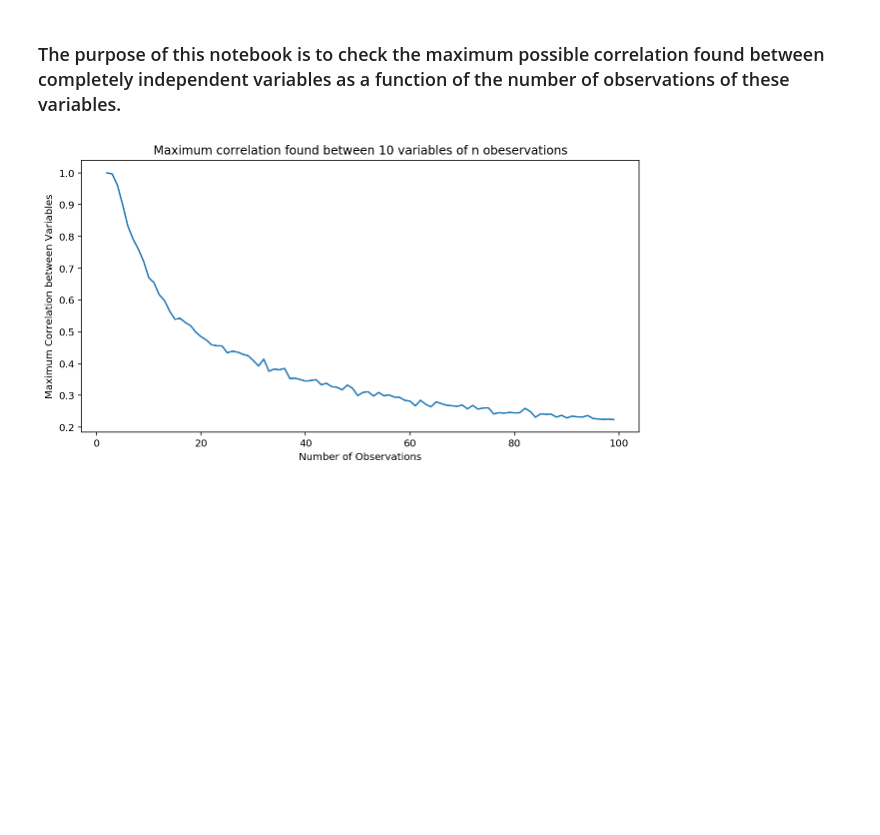
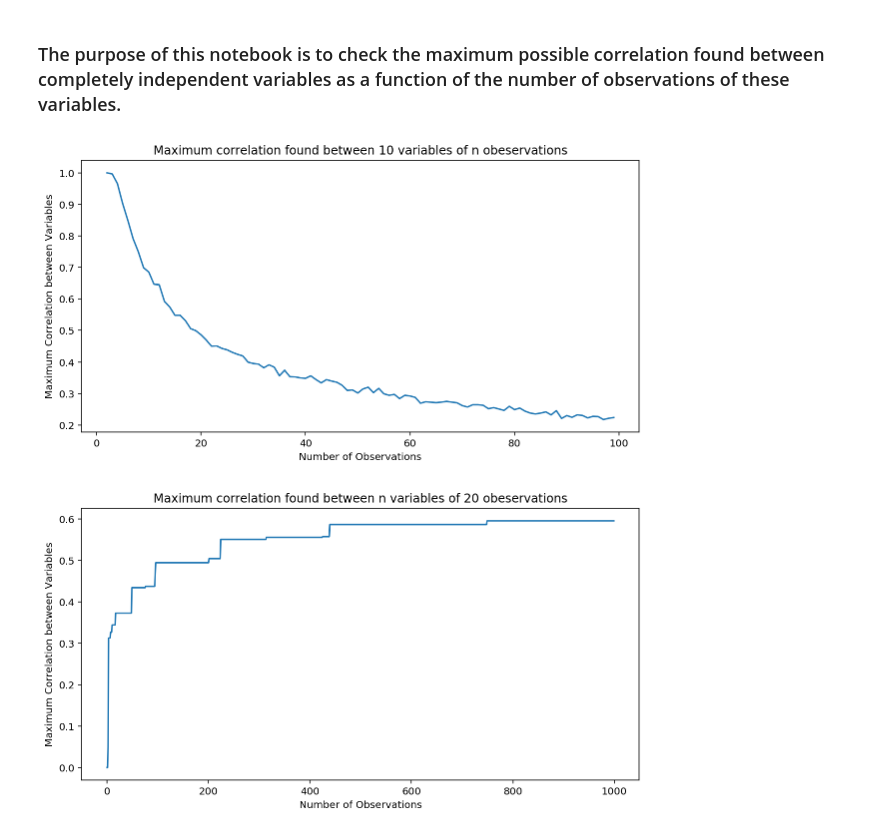
Before and after one commit to bibigoulart/math_experiments, a Jupyter notebook: max_correlations_random_variables.ipynb, the cells around one changed output. Drawn from its saved outputs; the diff is of its cells as text; code cells hidden in the pictures; blank space fills up the shorter version.

```diff
--- a/max_correlations_random_variables.ipynb
+++ b/max_correlations_random_variables.ipynb
@@ -12,7 +12,7 @@ warnings.filterwarnings('ignore')
 # %%
 def get_distribution_of_max_correlations(variables, observations):
     list_of_correlations = []
-    for k in range(100):
+    for k in range(1,100):
         correlations = []
         data_dict = dict((i,[]) for i in range(variables))
         # create a dataset with # observations
@@ -45,4 +45,40 @@ plt.ylabel("Maximum Correlation between Variables")
 plt.title("Maximum correlation found between 10 variables of n obeservations")
 plt.show()
 # %% [output]
-[figure, old version]
+[figure, new version]
+# %%
+def get_max_correlations_between_group_of_variables(variables, observations):
+    list_of_correlations = [0]
+    list_of_new_correlations = []
+    data_dict = dict((i,[]) for i in range(variables))
+    for i in range(variables):
+        data_dict[i] = np.random.normal(loc=0.0, scale=1.0, size=observations)
+
+    for k in range(1,variables):
+        correlations = []
+        # compute all of the inter-variables correlations
+        for j in range(k):
+            correlations.append(np.corrcoef(data_dict[k], data_dict[j])[0][1])
+
+        # get the max correlation found and repeat this process 100 times
+        list_of_new_correlations.append(max(correlations))
+        list_of_correlations.append(max(max(list_of_correlations),max(correlations)))
+
+
+    mean_max_correlations = np.mean(list_of_correlations)
+    std_max_correlations = np.std(list_of_correlations)
+
+    return mean_max_correlations, std_max_correlations, list_of_new_correlations, list_of_correlations
+# %%
+variables = 1000
+_, _, _,list_of_correlations = get_max_correlations_between_group_of_variables(variables=variables,
+                                                                               observations=50)
+
+mpl.rcParams['figure.figsize'] = (10,5)
+plt.plot(range(variables), list_of_correlations)
+plt.xlabel("Number of Observations")
+plt.ylabel("Maximum Correlation between Variables")
+plt.title("Maximum correlation found between n variables of 20 obeservations")
+plt.show()
+# %% [output]
+[figure, added]
```
Also changed, not shown: 1 other file.
